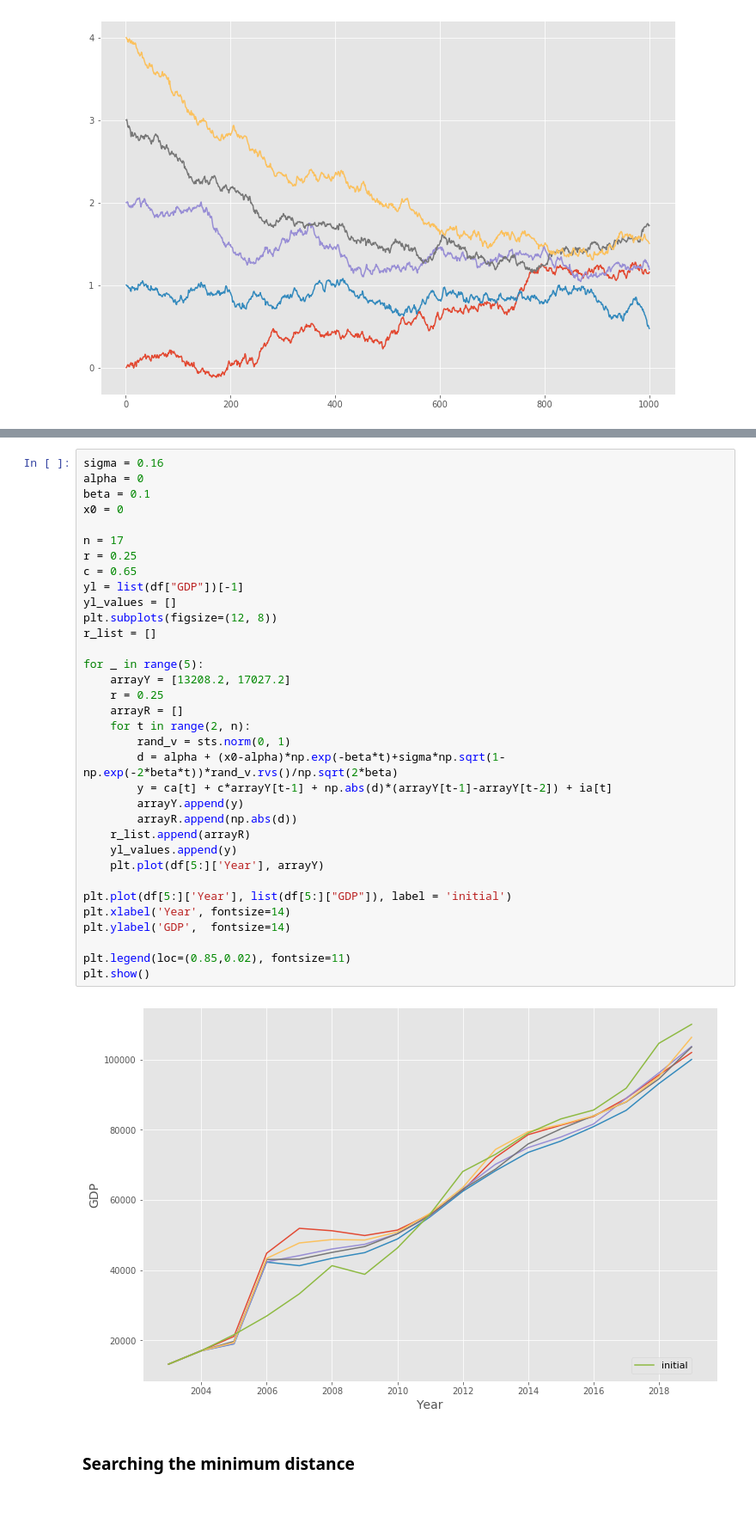
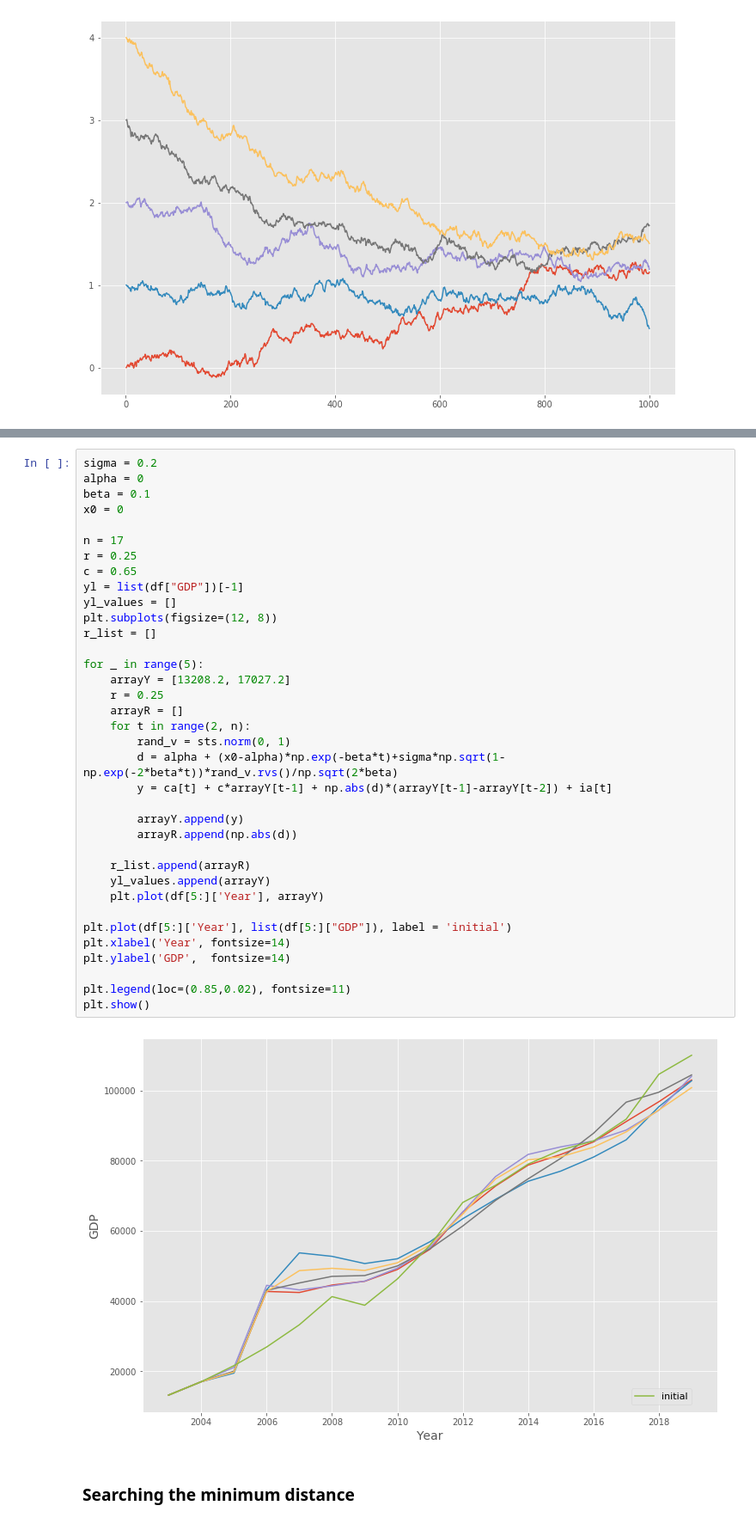
Before and after one commit to kirillzx/Math-projects, a Jupyter notebook: Mathematical_modeling/Samuelson-Hicks model.ipynb, the cells around one changed output, grey strips where cells are left out. Shown at 86% size. Saved outputs shown, nothing was run; the diff lists cells and outputs as text.

```diff
--- a/Mathematical_modeling/Samuelson-Hicks model.ipynb
+++ b/Mathematical_modeling/Samuelson-Hicks model.ipynb
@@ -496,38 +496,40 @@ plt.show()
 # %%
-sigma = 0.16
+sigma = 0.2
 alpha = 0
 beta = 0.1
 x0 = 0
 
 n = 17
 r = 0.25
 c = 0.65
 yl = list(df["GDP"])[-1]
 yl_values = []
 plt.subplots(figsize=(12, 8))
 r_list = []
 
 for _ in range(5):
     arrayY = [13208.2, 17027.2]
     r = 0.25
     arrayR = []
     for t in range(2, n):
         rand_v = sts.norm(0, 1)
         d = alpha + (x0-alpha)*np.exp(-beta*t)+sigma*np.sqrt(1-np.exp(-2*beta*t))*rand_v.rvs()/np.sqrt(2*beta)
         y = ca[t] + c*arrayY[t-1] + np.abs(d)*(arrayY[t-1]-arrayY[t-2]) + ia[t]
+
         arrayY.append(y)
         arrayR.append(np.abs(d))
+
     r_list.append(arrayR)
-    yl_values.append(y)
+    yl_values.append(arrayY)
     plt.plot(df[5:]['Year'], arrayY)
 
 plt.plot(df[5:]['Year'], list(df[5:]["GDP"]), label = 'initial')
 plt.xlabel('Year', fontsize=14)
 plt.ylabel('GDP',  fontsize=14)
 
 plt.legend(loc=(0.85,0.02), fontsize=11)
 plt.show()
 # %% [output]
-[figure, old version]
+[figure, new version]
 # %% [markdown]
 ### Searching the minimum distance
```
Also changed, not shown: parts of 6 cells of this notebook.
